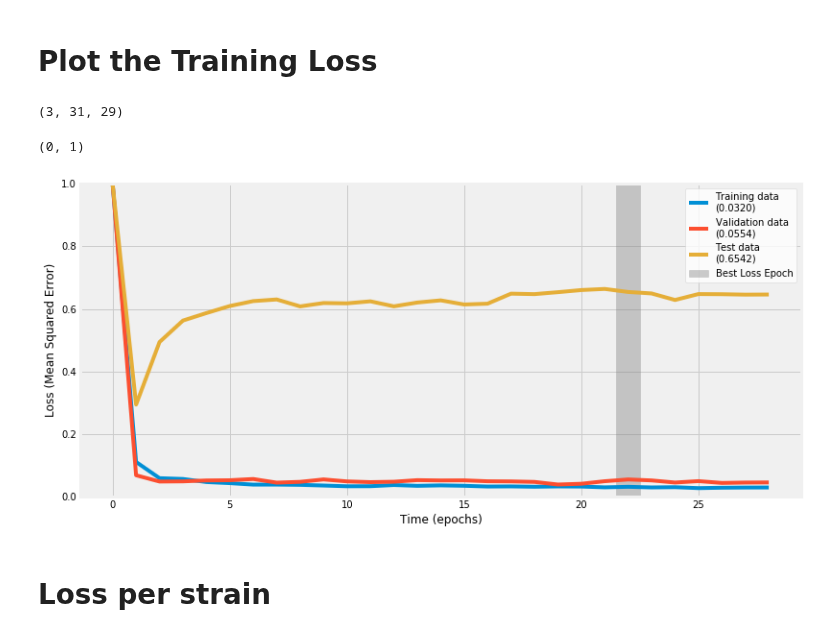
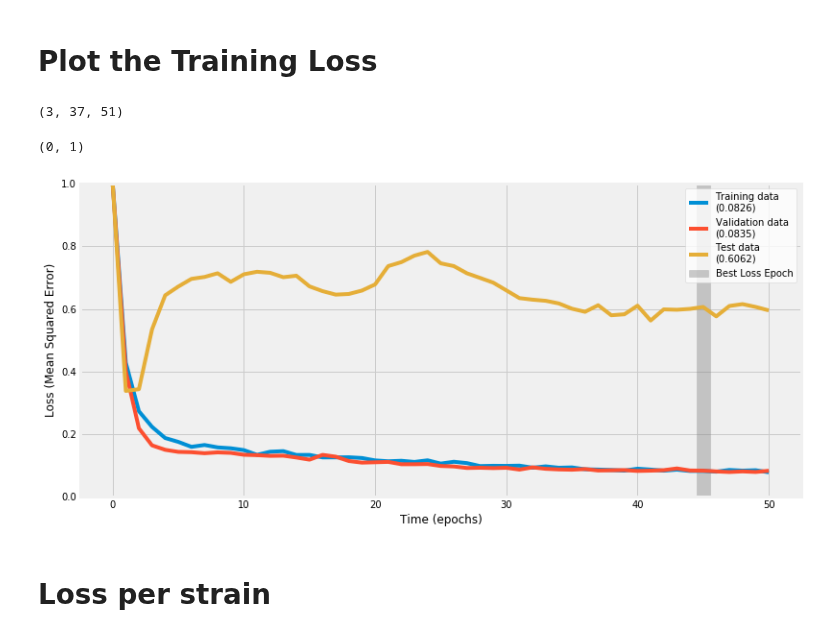
Before and after one commit to michaelwiest/microbiome-rnn, a Jupyter notebook: notebooks/Model Evaluator.ipynb, the cells around one changed output. Drawn from its saved outputs; the diff is of its cells as text; code cells hidden in the pictures.

```diff
--- a/notebooks/Model Evaluator.ipynb
+++ b/notebooks/Model Evaluator.ipynb
@@ -125,7 +125,7 @@ file_labs = ['Donor$_{}$'.format(i) for i in range(len(input_files))]
 # Put the model type in here
 model_type = 'enc_dec'
 # What is the name of the model and logs outputted?
-run_suffix = '_EncDec_h2048_sl5_rns31_sif2_numlstm1_attn_mechanism'
+run_suffix = '_EncDec_h2048_isl5_tsl5_ns37_isifNone_tsif2_numlstm1_variable_target'
 # %%
 
 
@@ -156,27 +156,27 @@ output_dir = model_outputs[model_type]
 losses = np.load(os.path.join(output_dir, log_name))
 print(losses.shape)
 # %% [output]
-(3, 31, 29)
+(3, 37, 51)
 # %%
 loss_num_digits = 6
-best_loss_epoch = 22
+best_loss_epoch = 45
 
 fig, ax = plt.subplots(figsize=(12, 6))
 labels = ['Training data\n({})', 'Validation data\n({})', 'Test data\n({})']
 
 for i in range(losses.shape[0]):
     plt.plot(losses[i, ...].sum(axis=0).T, label=labels[i].format(str(losses[i, :, best_loss_epoch].sum())[:loss_num_digits]))
 ax.axvspan(best_loss_epoch - 0.5, best_loss_epoch + 0.5, alpha=0.4, color='gray', label='Best Loss Epoch')
 legend = plt.legend(frameon = 1, loc='upper right')
 frame = legend.get_frame()
 frame.set_facecolor('white')
 plt.xlabel('Time (epochs)')
 plt.ylabel('Loss (Mean Squared Error)')
 plt.ylim(0, 1)
 # plt.title('Loss Over Training', fontsize=18)
 # %% [output]
 (0, 1)
-[figure, old version]
+[figure, new version]
 # %% [markdown]
 # Loss per strain
 # %%
```
Also changed, not shown: parts of 10 cells of this notebook, 1 other file.
